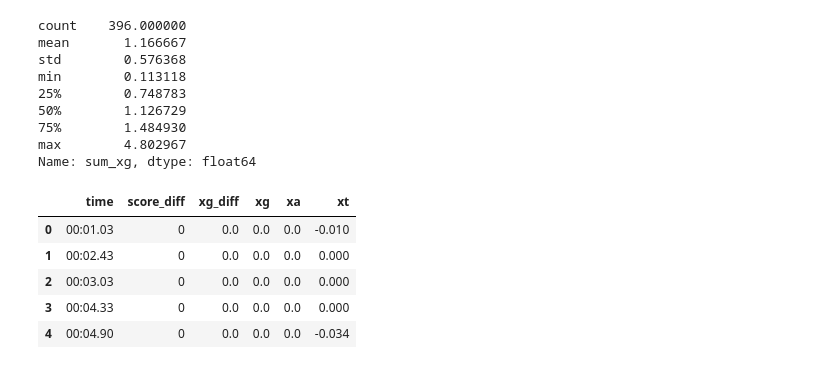
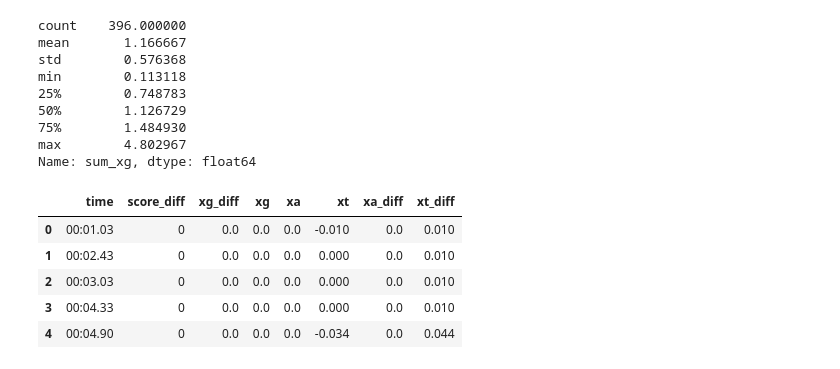
Before and after one commit to bories97/Python, a Jupyter notebook: 공모전 데이터/K-league 데이터 분석.ipynb, the cells around one changed output. Cells and saved outputs as stored; diff of their text form; code cells hidden in the pictures.

```diff
--- a/공모전 데이터/K-league 데이터 분석.ipynb
+++ b/공모전 데이터/K-league 데이터 분석.ipynb
@@ -619,19 +616,50 @@ min        0.113118
 75%        1.484930
 max        4.802967
 Name: sum_xg, dtype: float64
+# %%
+# xa, xt에 대해서도 팀 기준 누적을 만든다
+soccer_df['sum_xa'] = (soccer_df.groupby(['game_id', 'team_id'])['xa'].cumsum())
+
+soccer_df['home_sumxa'] = np.where(soccer_df['team_id'] == soccer_df['home_team_id'],
+                                   soccer_df['sum_xa'], np.nan)
+
+soccer_df['away_sumxa'] = np.where(soccer_df['team_id'] == soccer_df['away_team_id'],
+                                   soccer_df['sum_xa'], np.nan)
+
+soccer_df['home_sumxa'] = (soccer_df.groupby('game_id')['home_sumxa'].ffill().fillna(0))
+
+soccer_df['away_sumxa'] = (soccer_df.groupby('game_id')['away_sumxa'].ffill().fillna(0))
+
+soccer_df['xa_diff'] = soccer_df['home_sumxa'] - soccer_df['away_sumxa']
+# %%
+soccer_df['xt'] = soccer_df['xt'].fillna(0)
+
+soccer_df['sum_xt'] = (soccer_df.groupby(['game_id', 'team_id'])['xt'].cumsum())
+
+soccer_df['home_sumxt'] = np.where(soccer_df['team_id'] == soccer_df['home_team_id'],
+                                   soccer_df['sum_xt'], np.nan)
+
+soccer_df['away_sumxt'] = np.where(soccer_df['team_id'] == soccer_df['away_team_id'],
+                                   soccer_df['sum_xt'], np.nan)
+
+soccer_df['home_sumxt'] = (soccer_df.groupby('game_id')['home_sumxt'].ffill().fillna(0))
+
+soccer_df['away_sumxt'] = (soccer_df.groupby('game_id')['away_sumxt'].ffill().fillna(0))
+
+soccer_df['xt_diff'] = soccer_df['home_sumxt'] - soccer_df['away_sumxt']
 # %%
 # home away 스코어차이
 
 soccer_df['score_diff'] = soccer_df['home_score'] - soccer_df['away_score']
 # %%
-soccer_df[soccer_df['game_id']==126288][['time','score_diff','xg_diff','xg','xa','xt']].head()
+soccer_df[soccer_df['game_id']==126288][['time','score_diff','xg_diff','xg','xa','xt', 'xa_diff','xt_diff']].head()
 # %% [output]
-|  | time | score_diff | xg_diff | xg | xa | xt |
-| 0 | 00:01.03 | 0 | 0.0 | 0.0 | 0.0 | -0.010 |
-| 1 | 00:02.43 | 0 | 0.0 | 0.0 | 0.0 | 0.000 |
-| 2 | 00:03.03 | 0 | 0.0 | 0.0 | 0.0 | 0.000 |
-| 3 | 00:04.33 | 0 | 0.0 | 0.0 | 0.0 | 0.000 |
-| 4 | 00:04.90 | 0 | 0.0 | 0.0 | 0.0 | -0.034 |
+|  | time | score_diff | xg_diff | xg | xa | xt | xa_diff | xt_diff |
+| 0 | 00:01.03 | 0 | 0.0 | 0.0 | 0.0 | -0.010 | 0.0 | 0.010 |
+| 1 | 00:02.43 | 0 | 0.0 | 0.0 | 0.0 | 0.000 | 0.0 | 0.010 |
+| 2 | 00:03.03 | 0 | 0.0 | 0.0 | 0.0 | 0.000 | 0.0 | 0.010 |
+| 3 | 00:04.33 | 0 | 0.0 | 0.0 | 0.0 | 0.000 | 0.0 | 0.010 |
+| 4 | 00:04.90 | 0 | 0.0 | 0.0 | 0.0 | -0.034 | 0.0 | 0.044 |
 # %%
 soccer_df.info()
 # %% [output]
```
Also changed, not shown: parts of 88 cells of this notebook.
